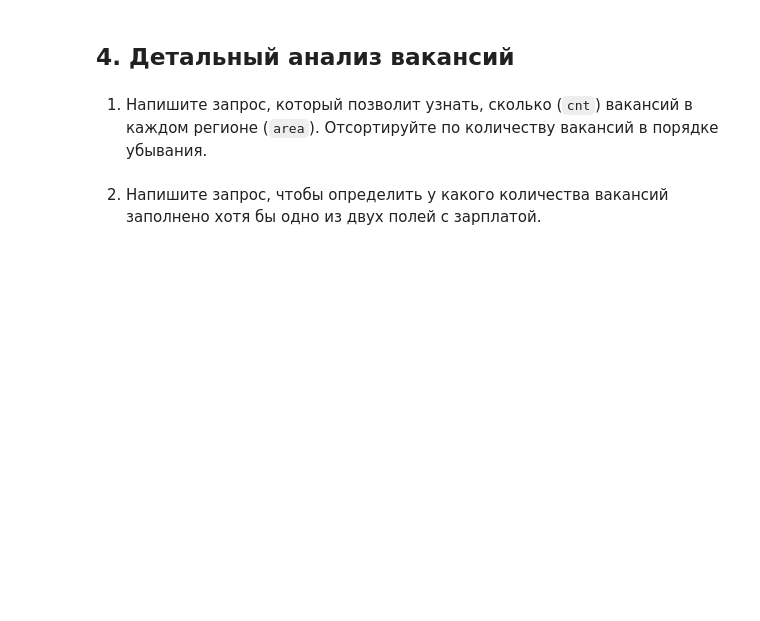
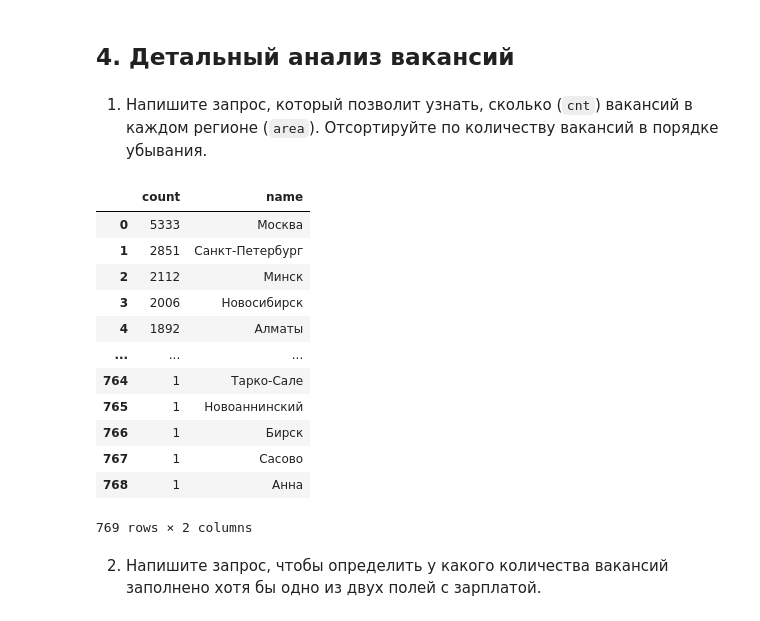
Before and after one commit to k0rsair/sql_skill_factory, a Jupyter notebook: Project_SQL_Ноутбук_шаблон.ipynb, the cells around one changed output. Saved outputs shown, nothing was run; the diff lists cells and outputs as text; code cells hidden in the pictures; blank space fills up the shorter version.

```diff
--- a/Project_SQL_Ноутбук_шаблон.ipynb
+++ b/Project_SQL_Ноутбук_шаблон.ipynb
@@ -65,8 +95,26 @@ query_3_1 = f'''
 Отсортируйте по количеству вакансий в порядке убывания.
 # %%
 # текст запроса
+
+query_4_1 = f'''select count(*) as count, ar.name from vacancies left join areas ar on vacancies.area_id = ar.id group by ar.name order by count desc
+'''
 # %%
 # результат запроса
+get(query_4_1)
+# %% [output]
+|  | count | name |
+| 0 | 5333 | Москва |
+| 1 | 2851 | Санкт-Петербург |
+| 2 | 2112 | Минск |
+| 3 | 2006 | Новосибирск |
+| 4 | 1892 | Алматы |
+| ... | ... | ... |
+| 764 | 1 | Тарко-Сале |
+| 765 | 1 | Новоаннинский |
+| 766 | 1 | Бирск |
+| 767 | 1 | Сасово |
+| 768 | 1 | Анна |
+769 rows × 2 columns
 # %% [markdown]
 2. Напишите запрос, чтобы определить у какого количества вакансий заполнено хотя бы одно из двух полей с зарплатой.
 # %%
```
Also changed, not shown: parts of 22 cells of this notebook.
